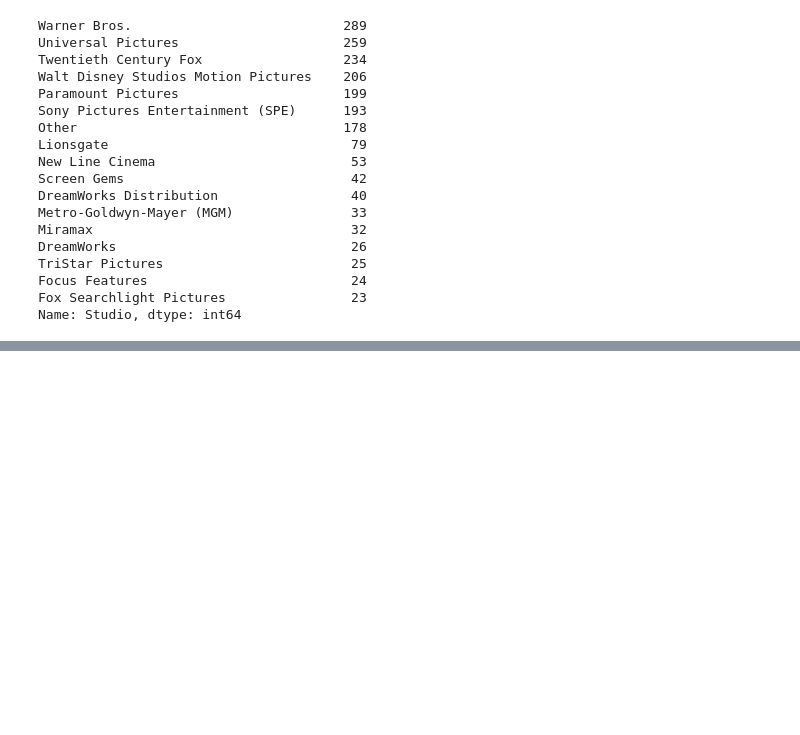
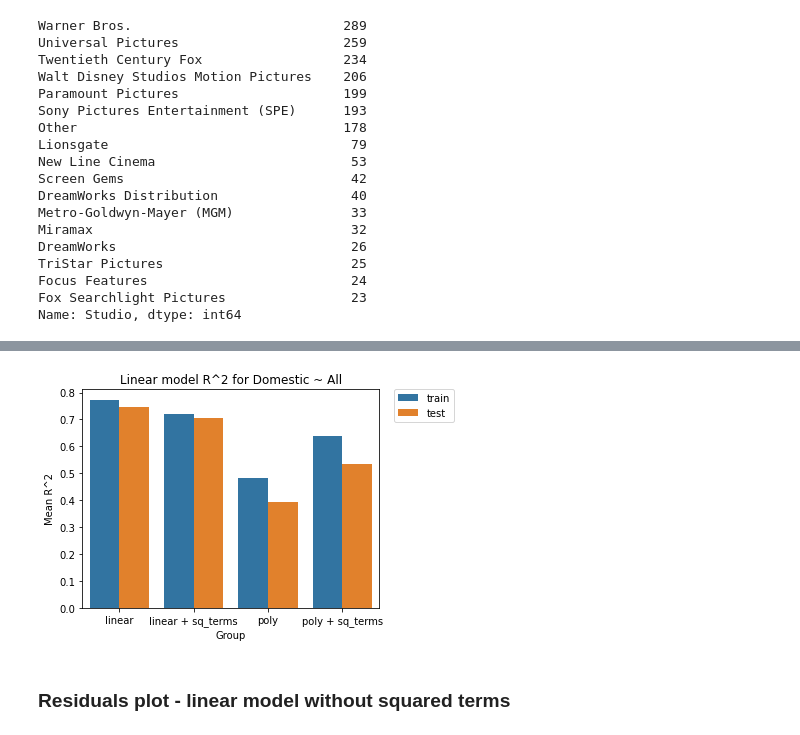
Before and after one commit to jpizzollo/Movie_Regression, a Jupyter notebook: Predicting_Earnings.ipynb, the cells around one changed output, grey strips where cells are left out. Saved outputs shown, nothing was run; the diff lists cells and outputs as text; code cells hidden in the pictures; blank space fills up the shorter version.

Commit message:
Cleaned up modeling notebook

```diff
--- a/Predicting_Earnings.ipynb
+++ b/Predicting_Earnings.ipynb
@@ -813,0 +420,15 @@ plt.scatter(movies_df['Budget'],movies_df['Domestic'])
+# %%
+all_bar_df = pd.DataFrame({'Group':['linear','linear','linear + sq_terms','linear + sq_terms','poly','poly','poly + sq_terms','poly + sq_terms'],\
+ 'Mean R^2':[0.773, 0.747, 0.721, 0.704, 0.483, 0.393, 0.638, 0.536],\
+ 'Set':['train','test','train','test','train','test','train','test']})
+plt.figure(figsize=(6, 4))
+all_bar_linear = sns.barplot(x='Group', y='Mean R^2', hue = 'Set', data=all_bar_df)
+plt.legend(bbox_to_anchor=(1.05, 1), loc=2, borderaxespad=0.)
+plt.title('Linear model R^2 for Domestic ~ All');
+plt.tight_layout()
+figure = all_bar_linear.get_figure()
+figure.savefig("All_Bar.png")
+# %% [output]
+[figure, added]
+# %% [markdown]
+### Residuals plot - linear model without squared terms
```
Also changed, not shown: parts of 136 cells of this notebook.
